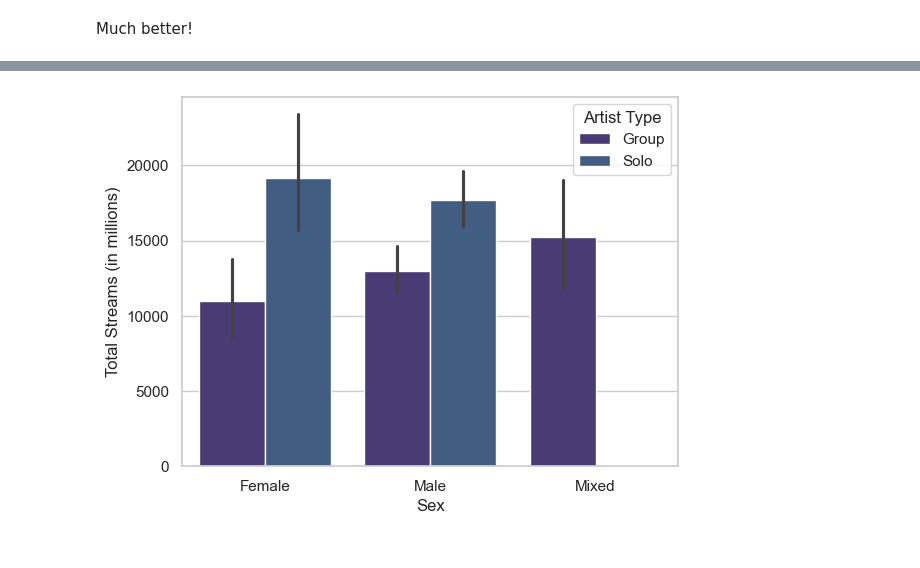
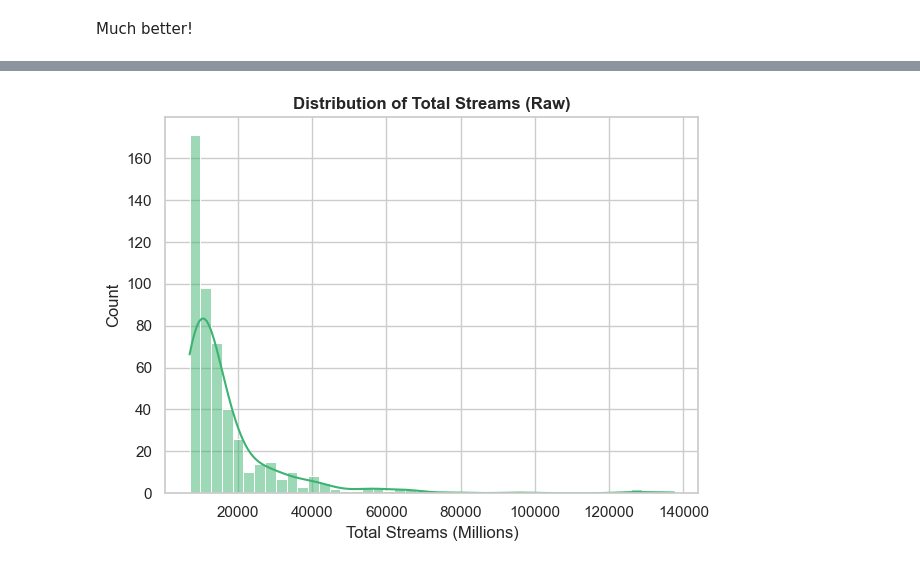
Before and after one commit to IhsanTaslim/Most-Streamed-Artists-on-Spotify, a Jupyter notebook: Notebook/Untitled.ipynb, the cells around one changed output, grey strips where cells are left out. Saved outputs shown, nothing was run; the diff lists cells and outputs as text; code cells hidden in the pictures.

```diff
--- a/Notebook/Untitled.ipynb
+++ b/Notebook/Untitled.ipynb
@@ -225,7 +304,7 @@ Primary language & Primary Genre also has the same problem. So, i would also col
 # %%
 # Define the columns you want to process and the threshold
 
-columns_to_collapse = ['Country of Origin', 'Primary Language', 'Primary Genre']
+columns_to_collapse = ['Primary Language']
 threshold = 0.01
 
 # Loop through each specified column
@@ -240,8 +319,7 @@ for col in columns_to_collapse:
     # Replace the rare categories with 'Other'
     spotify[col] = spotify[col].replace(rare_categories, 'Other')
 
-    # Optional: Print a quick summary to check the results for each column
-    print(f"\n--- Categories for {col} after collapsing ---")
-    print(spotify[col].value_counts())
-    print(f"Number of unique categories reduced to: {spotify[col].nunique()}")
+# Check the results
+print("--- New Language Distribution ---")
+print(spotify['Primary Language'].value_counts())
 # %% [output]
@@ -265,8 +338,10 @@ Number of unique categories reduced to: 15
 # %%
-#Changing into categorical dytpe
-
+# Changing into categorical dytpe
 spotify['Sex'] = spotify['Sex'].astype('category')
 spotify['Primary Language'] = spotify['Primary Language'].astype('category')
-spotify['Primary Genre'] = spotify['Primary Genre'].astype('category')
-spotify['Country of Origin'] = spotify['Country of Origin'].astype('category')
+spotify['Genre'] = spotify['Primary Genre'].astype('category')
+spotify['Region'] = spotify['Country of Origin'].astype('category')
 spotify['Artist Type'] = spotify['Artist Type'].astype('category')
+
+# Checking
+spotify.info()
@@ -292,0 +366,11 @@ memory usage: 39.6+ KB
+# %%
+#Subsetting the data into final df to be processed in the next step
+sub_spotify = spotify[['Artist Name', 'Sex', 'Region', 'Primary Language', 'Genre', 'Artist Type', 'Debut Year', 'Total Streams (in millions)',\
+                      'Lead Streams (in millions)', 'Feature Streams (in millions)', 'Solo Streams (in millions)', '% of Solo Streams',\
+                      'Collaborative Streams (in millions)', '% of Collaborative Streams']]
+
+# Saving externally for documentation
+sub_spotify.to_csv('C:\\Users\\ihsan\\Data Analysis\\Most Streamed Artists on Spotify\\Data\\Sub_spotify.csv', index=False)
+
+# Checking
+sub_spotify.head()
@@ -295,5 +388,6 @@ Much better!
 # %%
 # Apply the theme
-viridis_discrete = sns.color_palette("viridis", 6)
-
-sns.set_theme(style="whitegrid", palette=viridis_discrete, font="sans-serif")
+palette = sns.color_palette(palette='Set2')
+sns.set_theme(style="whitegrid", palette=palette, font="sans-serif")
+sns.palplot(palette)
+plt.show()
@@ -343,5 +472,9 @@ plt.show()
 # %%
-sns.barplot(x='Sex', y='Total Streams (in millions)', hue='Artist Type', data=spotify)
+# Distribution of Total Streams
+sns.histplot(sub_spotify['Total Streams (in millions)'], kde=True, color='mediumseagreen')
+plt.title('Distribution of Total Streams (Raw)',  fontweight="bold")
+plt.xlabel('Total Streams (Millions)')
+plt.tight_layout()
 plt.show()
 # %% [output]
-[figure, old version]
+[figure, new version]
```
Also changed, not shown: parts of 51 cells of this notebook, 2 other files.
